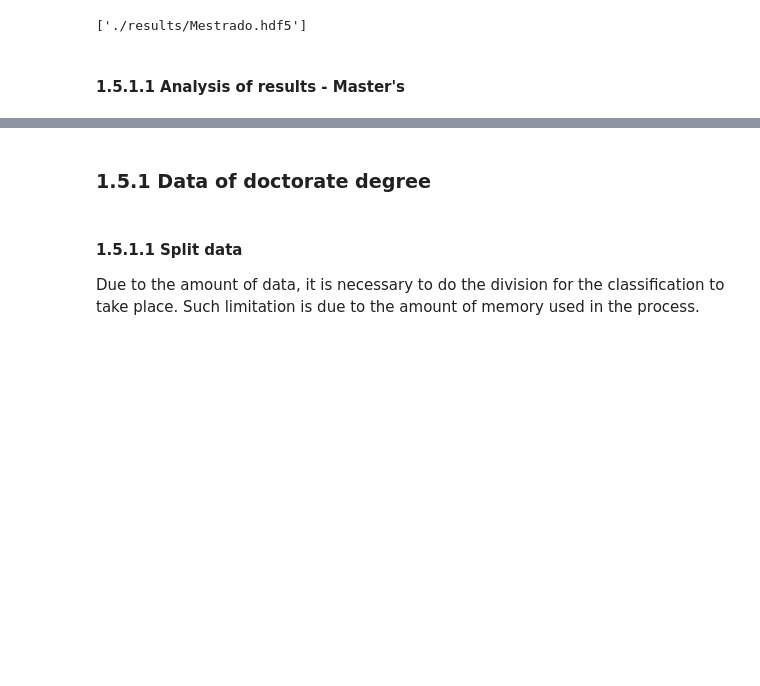
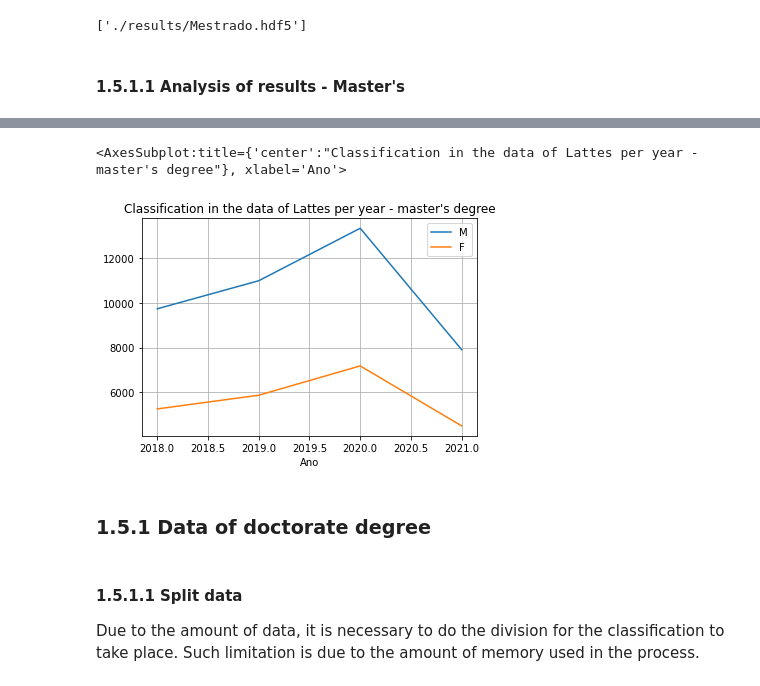
Before and after one commit to TheGabrielSN/gender-classification-scientific-productivity, a Jupyter notebook: notebooks/BiLSTM_Classify_Lattes.ipynb, the cells around one changed output, grey strips where cells are left out. Drawn from its saved outputs; the diff is of its cells as text; code cells hidden in the pictures; blank space fills up the shorter version.

```diff
--- a/notebooks/BiLSTM_Classify_Lattes.ipynb
+++ b/notebooks/BiLSTM_Classify_Lattes.ipynb
@@ -160,3 +202,8 @@ for p in ax.patches:
+# %%
+dftmp.plot.line(grid=True, title="Classification in the data of Lattes per year - master's degree")
+# %% [output]
+<AxesSubplot:title={'center':"Classification in the data of Lattes per year - master's degree"}, xlabel='Ano'>
+[figure, added]
 # %% [markdown]
 ### 1.5.1 Data of doctorate degree
 # %% [markdown]
```
Also changed, not shown: parts of 63 cells of this notebook, 7 other files.
